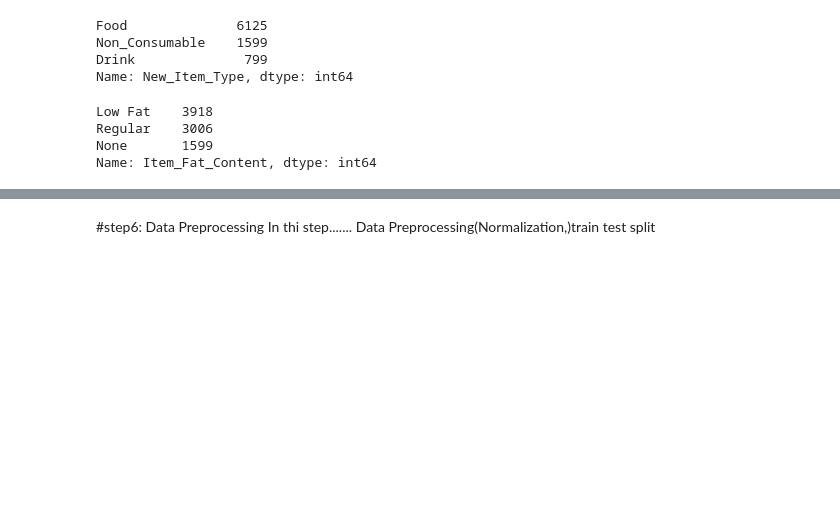
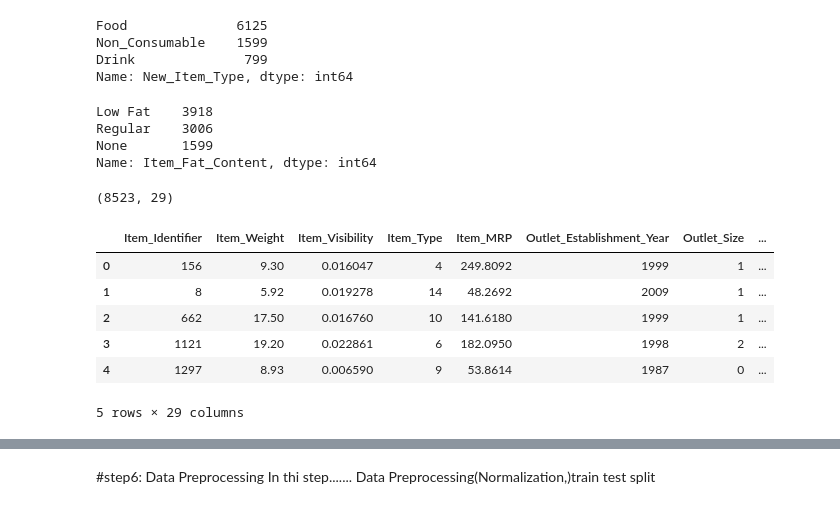
Before and after one commit to Samiraa-Alipour/Sales_Prediction, a Jupyter notebook: Sales_Prediction.ipynb, the cells around one changed output, grey strips where cells are left out. Saved outputs shown, nothing was run; the diff lists cells and outputs as text; code cells hidden in the pictures; blank space fills up the shorter version.

```diff
--- a/Sales_Prediction.ipynb
+++ b/Sales_Prediction.ipynb
@@ -342,0 +345,28 @@ Name: Item_Fat_Content, dtype: int64
+# %%
+# Encoding Categorical Data
+#LabelEncoder:
+lblencoder = LabelEncoder()
+attr_to_le = ['Item_Identifier', 'Item_Type', 'Outlet_Size', 'Outlet_Location_Type']
+#attr_to_le = ['Item_Identifier', 'Item_Type', 'Outlet_Size', 'Outlet_Location_Type','Item_Fat_Content', 'Outlet_Identifier', 'New_Item_Type', 'Outlet_Type']
+for attr in attr_to_le:
+  data[attr] = lblencoder.fit_transform(data[attr])
+
+le = LabelEncoder()
+outlet_IDs = le.fit_transform(data['Outlet_Identifier'])
+item_IDS = data['Item_Identifier']
+
+#get_dummies:
+attr_to_gd = ['Item_Fat_Content', 'Outlet_Identifier', 'New_Item_Type', 'Outlet_Type']
+data = pd.get_dummies(data, columns=attr_to_gd)
+
+print(data.shape)
+data.head()
+# %% [output]
+(8523, 29)
+|  | Item_Identifier | Item_Weight | Item_Visibility | Item_Type | Item_MRP | Outlet_Establishment_Year | Outlet_Size | ... |
+| 0 | 156 | 9.30 | 0.016047 | 4 | 249.8092 | 1999 | 1 | ... |
+| 1 | 8 | 5.92 | 0.019278 | 14 | 48.2692 | 2009 | 1 | ... |
+| 2 | 662 | 17.50 | 0.016760 | 10 | 141.6180 | 1999 | 1 | ... |
+| 3 | 1121 | 19.20 | 0.022861 | 6 | 182.0950 | 1998 | 2 | ... |
+| 4 | 1297 | 8.93 | 0.006590 | 9 | 53.8614 | 1987 | 0 | ... |
+5 rows × 29 columns
```
Also changed, not shown: parts of 17 cells of this notebook.
